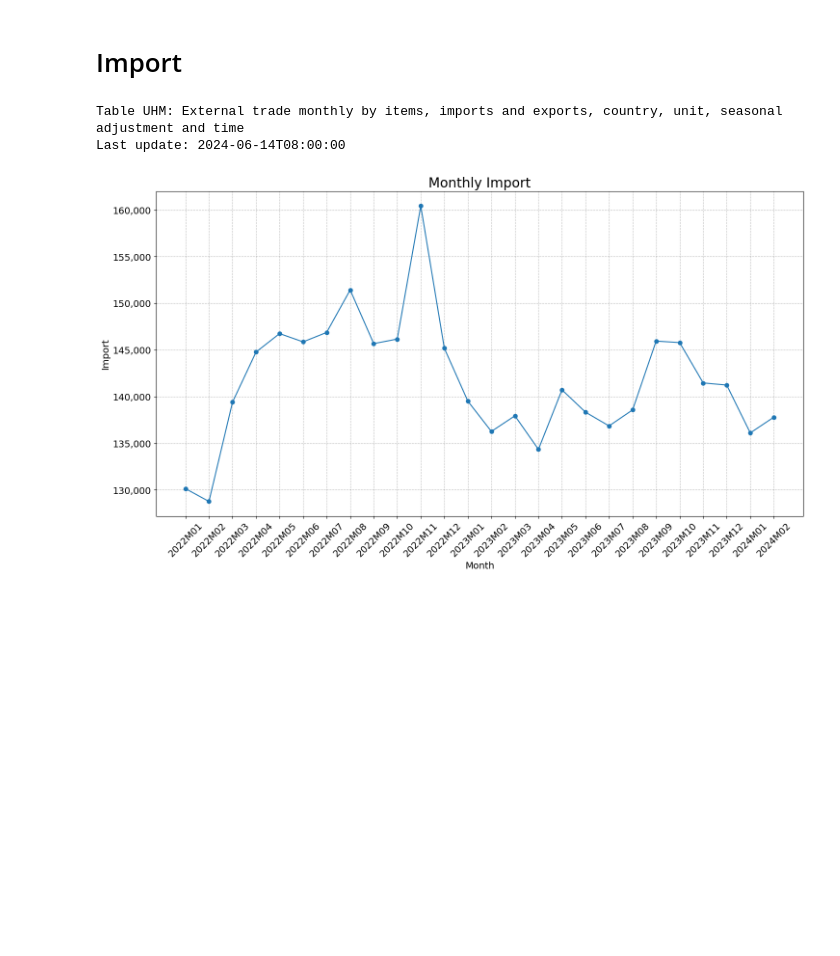
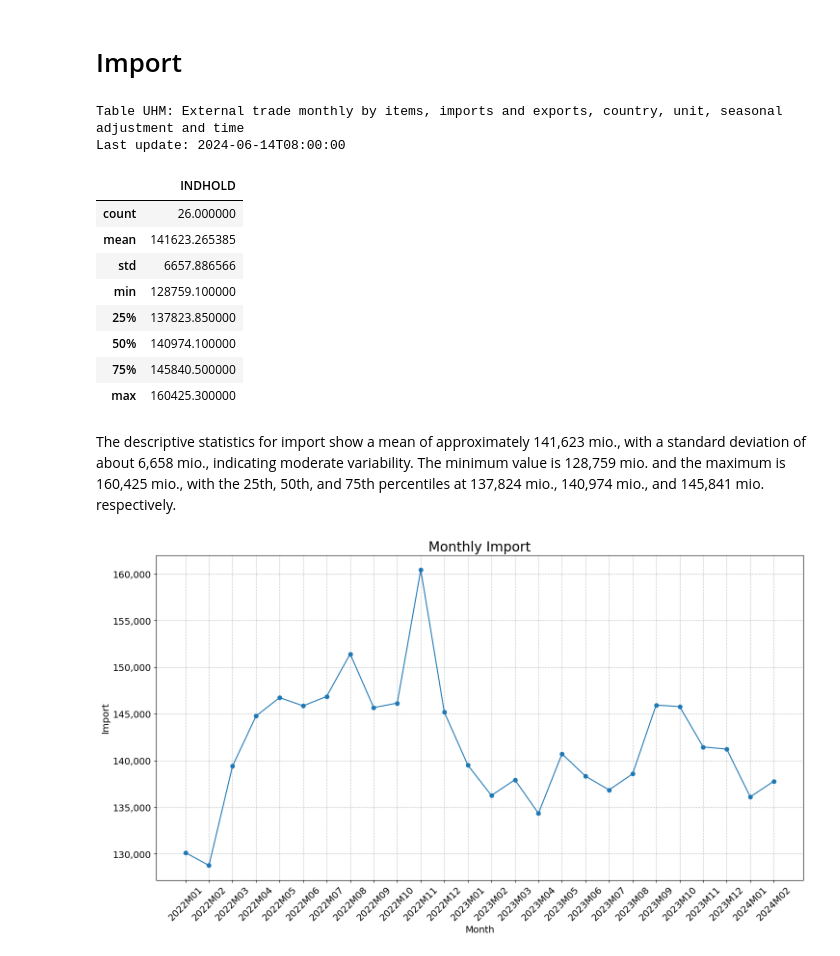
Before and after one commit to NumEconCopenhagen/projects-2024-ccc, a Jupyter notebook: dataproject/dataproject.ipynb, the cells around one changed output. Drawn from its saved outputs; the diff is of its cells as text; code cells hidden in the pictures; blank space fills up the shorter version.

```diff
--- a/dataproject/dataproject.ipynb
+++ b/dataproject/dataproject.ipynb
@@ -21,33 +21,57 @@ plt.rcParams.update({'font.size': 14})
 #Import UHM dataset for DST
 trade = DstApi('UHM')
 
 # Retrieve a summary of the table which contains variable names in English
 tabsum = trade.tablesummary(language='en')
 # Display the summary of the table.
 
 
 
 #Define base parameters for the data retrieval
 params = trade._define_base_params(language='en')  # Returns a view, that we can edit
 params
 
 # Print out the base parameters, set the values for the variables
 variables = params['variables']
 variables[0]['values'] = ['1.A']
 variables[1]['values'] =['1']
 variables[2]['values'] = ['W1']
 variables[3]['values'] = ['93']
 variables[4]['values'] = ['2']
 variables[5]['values'] = ['2022M01', '2022M02', '2022M03', '2022M04', '2022M05', '2022M06', '2022M07', '2022M08', '2022M09', '2022M10', '2022M11', '2022M12',
 '2023M01', '2023M02', '2023M03', '2023M04', '2023M05', '2023M06', '2023M07', '2023M08', '2023M09', '2023M10', '2023M11', '2023M12',
 '2024M01', '2024M02']
 params
 
 # Use the modified parameters to get data from the trade API and store it
 data = trade.get_data(params=params)
+
+# Convert the data to a pandas DataFrame
+df = pd.DataFrame(data)
+
+# Ensure 'INDHOLD' column is converted to numeric if necessary
+df['INDHOLD'] = pd.to_numeric(df['INDHOLD'], errors='coerce')
+
+# Display standard descriptive statistics for 'INDHOLD'
+descriptive_stats_indhold = df['INDHOLD'].describe()
+
+# Optional: Display the descriptive statistics in a more readable format, such as a table in a Jupyter Notebook
+from IPython.display import display, HTML
+display(HTML(descriptive_stats_indhold.to_frame().to_html()))
 # %% [output]
 Table UHM: External trade monthly by items, imports and exports, country, unit, seasonal adjustment and time
 Last update: 2024-06-14T08:00:00
+|  | INDHOLD |
+| count | 26.000000 |
+| mean | 141623.265385 |
+| std | 6657.886566 |
+| min | 128759.100000 |
+| 25% | 137823.850000 |
+| 50% | 140974.100000 |
+| 75% | 145840.500000 |
+| max | 160425.300000 |
+# %% [markdown]
+The descriptive statistics for import show a mean of approximately 141,623 mio., with a standard deviation of about 6,658 mio., indicating moderate variability. The minimum value is 128,759 mio. and the maximum is 160,425 mio., with the 25th, 50th, and 75th percentiles at 137,824 mio., 140,974 mio., and 145,841 mio. respectively.
 # %%
 #Convert the values in the INDHOLD column to a numeric data type
 data['INDHOLD'] = pd.to_numeric(data['INDHOLD'], errors='coerce').fillna(0).astype(int)
```
Also changed, not shown: parts of 3 cells of this notebook.
